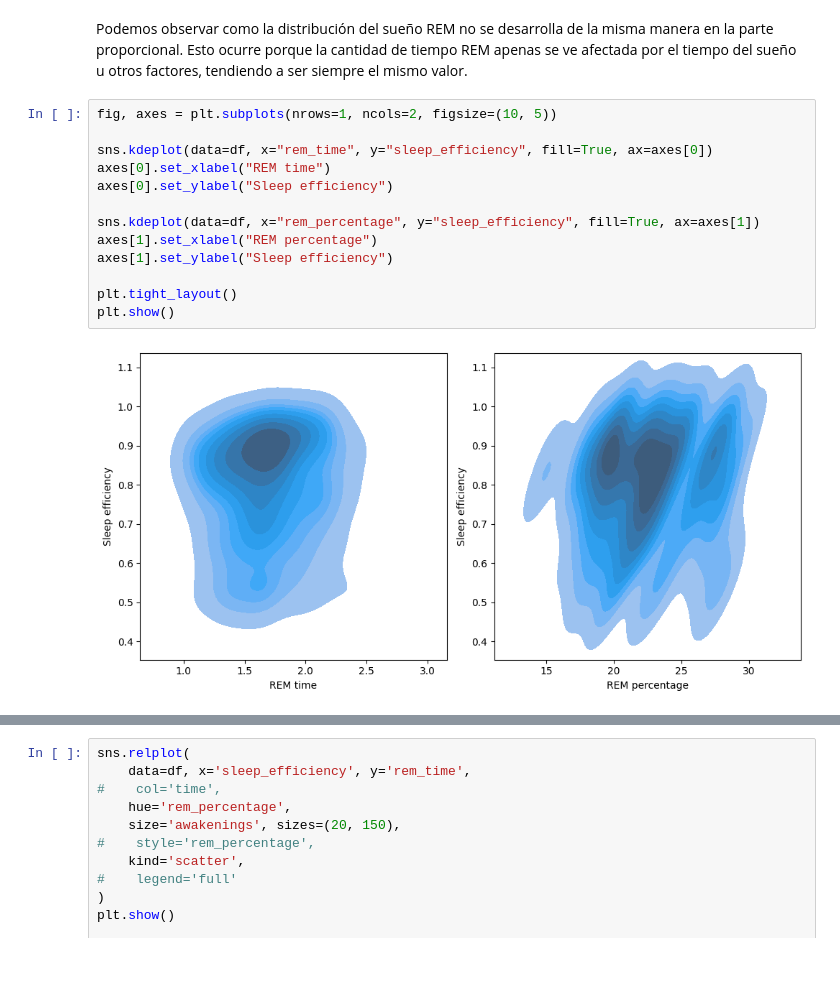
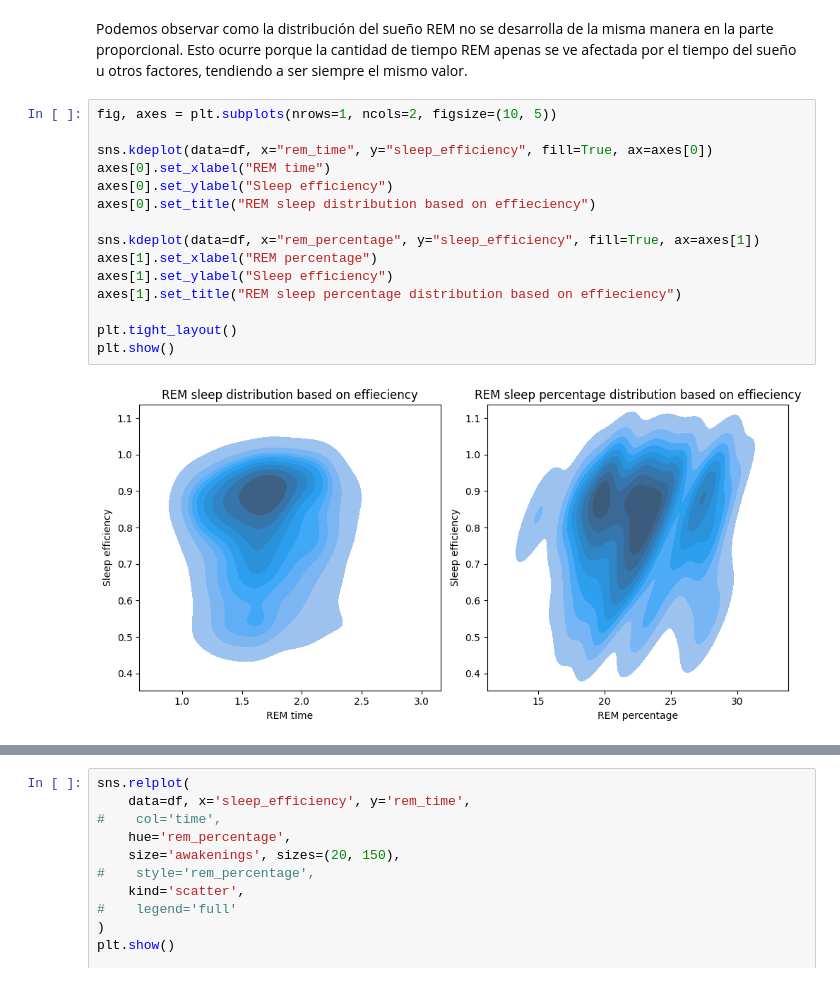
Before and after one commit to jfnevado/Sleep-study, a Jupyter notebook: main.ipynb, the cells around one changed output, grey strips where cells are left out. Drawn from its saved outputs; the diff is of its cells as text.

```diff
--- a/main.ipynb
+++ b/main.ipynb
@@ -259,15 +259,17 @@ Podemos observar como la distribución del sueño REM no se desarrolla de la mis
 # %%
 fig, axes = plt.subplots(nrows=1, ncols=2, figsize=(10, 5))
 
 sns.kdeplot(data=df, x="rem_time", y="sleep_efficiency", fill=True, ax=axes[0])
 axes[0].set_xlabel("REM time")
 axes[0].set_ylabel("Sleep efficiency")
+axes[0].set_title("REM sleep distribution based on effieciency")
 
 sns.kdeplot(data=df, x="rem_percentage", y="sleep_efficiency", fill=True, ax=axes[1])
 axes[1].set_xlabel("REM percentage")
 axes[1].set_ylabel("Sleep efficiency")
+axes[1].set_title("REM sleep percentage distribution based on effieciency")
 
 plt.tight_layout()
 plt.show()
 # %% [output]
-[figure, old version]
+[figure, new version]
```
Also changed, not shown: parts of 9 cells of this notebook.
